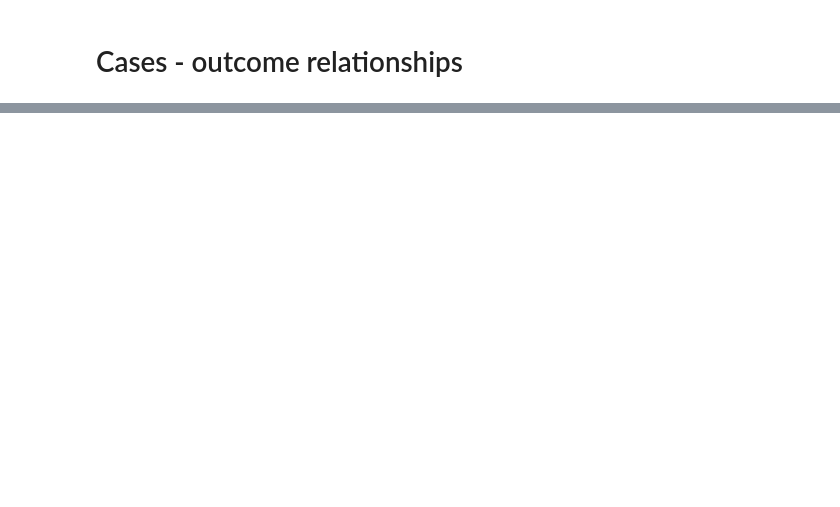
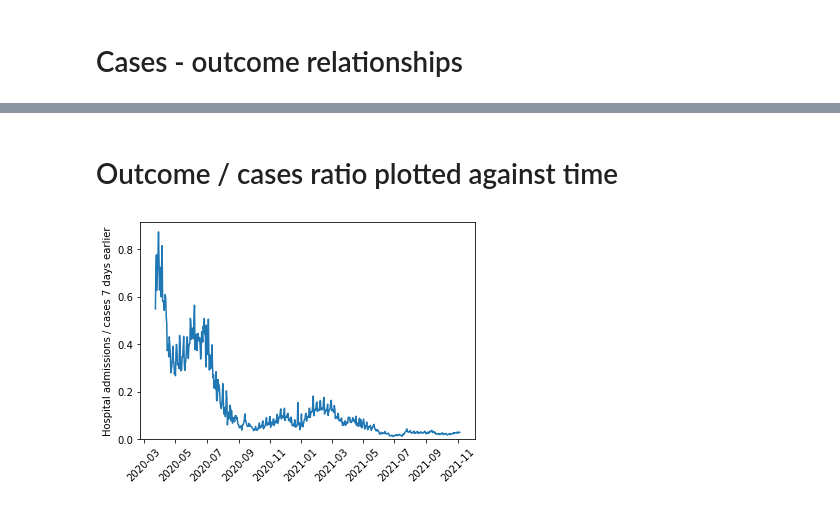
Before and after one commit to harrybraviner/covid_stats, a Jupyter notebook: deaths_vs_cases.ipynb, the cells around one changed output, grey strips where cells are left out. Drawn from its saved outputs; the diff is of its cells as text; code cells hidden in the pictures; blank space fills up the shorter version.

Commit message:
Updated with latest data, added ratios

```diff
--- a/deaths_vs_cases.ipynb
+++ b/deaths_vs_cases.ipynb
@@ -106,0 +108,33 @@ Maximum correlation is 0.9183789368480096 at 7 days.
+# %% [markdown]
+# Outcome / cases ratio plotted against time
+# %%
+def plot_outcome_case_ratio(delay_days: int, outcome_column_name: str, outcome_name: str,
+                            min_date: Optional[datetime]=None, max_date: Optional[datetime]=None):
+    delayed_outcome = combined[outcome_column_name][delay_days:]
+
+    # Truncate the most recent data for which we cannot look delay_days forward
+    df = combined[:-delay_days].copy()
+    # Tag on as numpy array so we get lose the date info, and thus align correctly.
+    df['delayed_outcome'] = np.array(delayed_outcome)
+
+    min_date_filter = df.index >= min_date if min_date is not None else True
+    max_date_filter = df.index <= max_date if max_date is not None else True
+    date_filter = min_date_filter & max_date_filter
+
+    ratio = df[outcome_column_name] / df['newCasesBySpecimenDate']
+
+    if min_date is not None or max_date is not None:
+        x = df.index[date_filter]
+        y = ratio[date_filter]
+    else:
+        x = df.index
+        y = ratio
+
+    plt.plot(x, y)
+    plt.ylim(bottom=0.0)
+    plt.ylabel(f'{outcome_name} / cases {delay_days} days earlier')
+    plt.xticks(rotation=45)
+# %%
+plot_outcome_case_ratio(7, 'newAdmissions', 'Hospital admissions')
+# %% [output]
+[figure, added]
```
Also changed, not shown: parts of 6 cells of this notebook, 3 other files.
